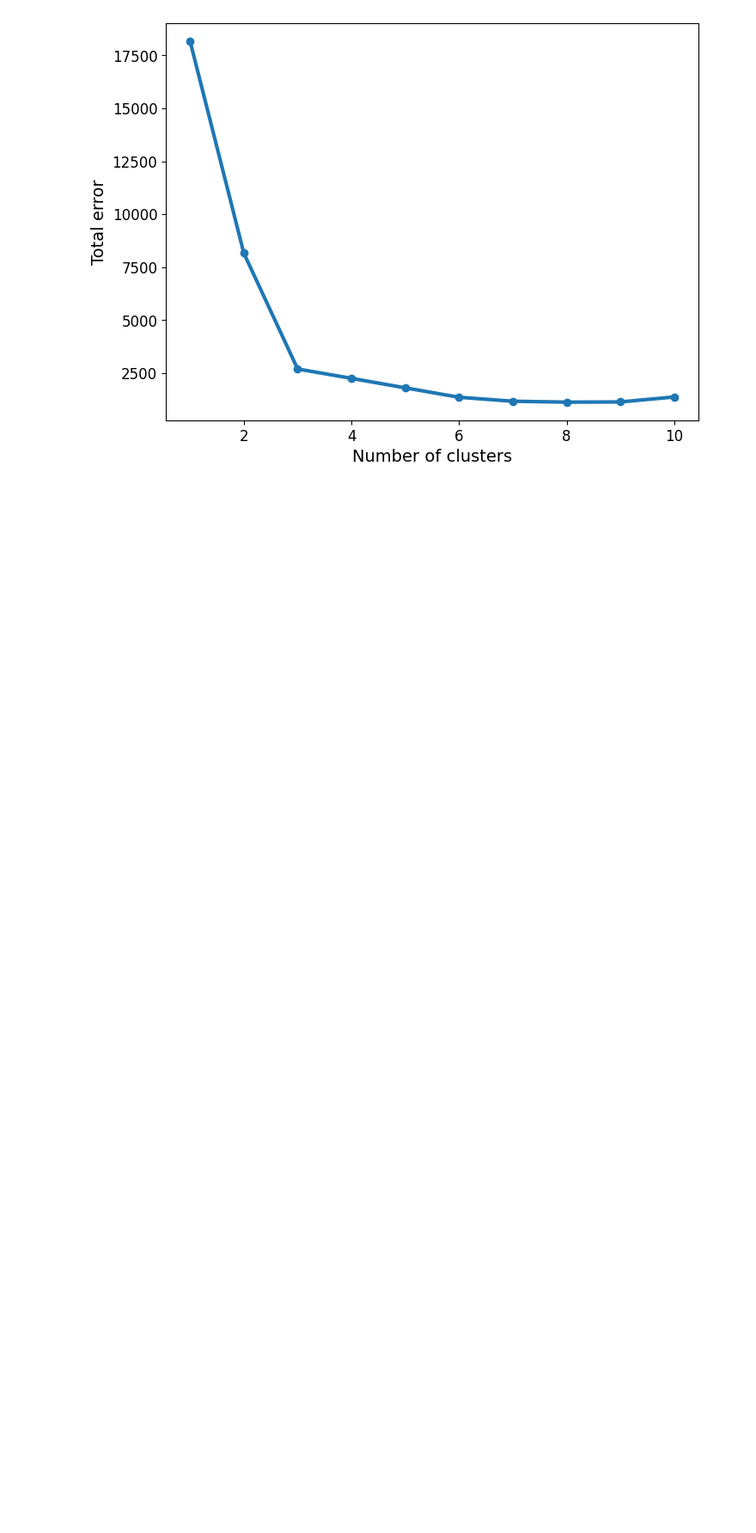
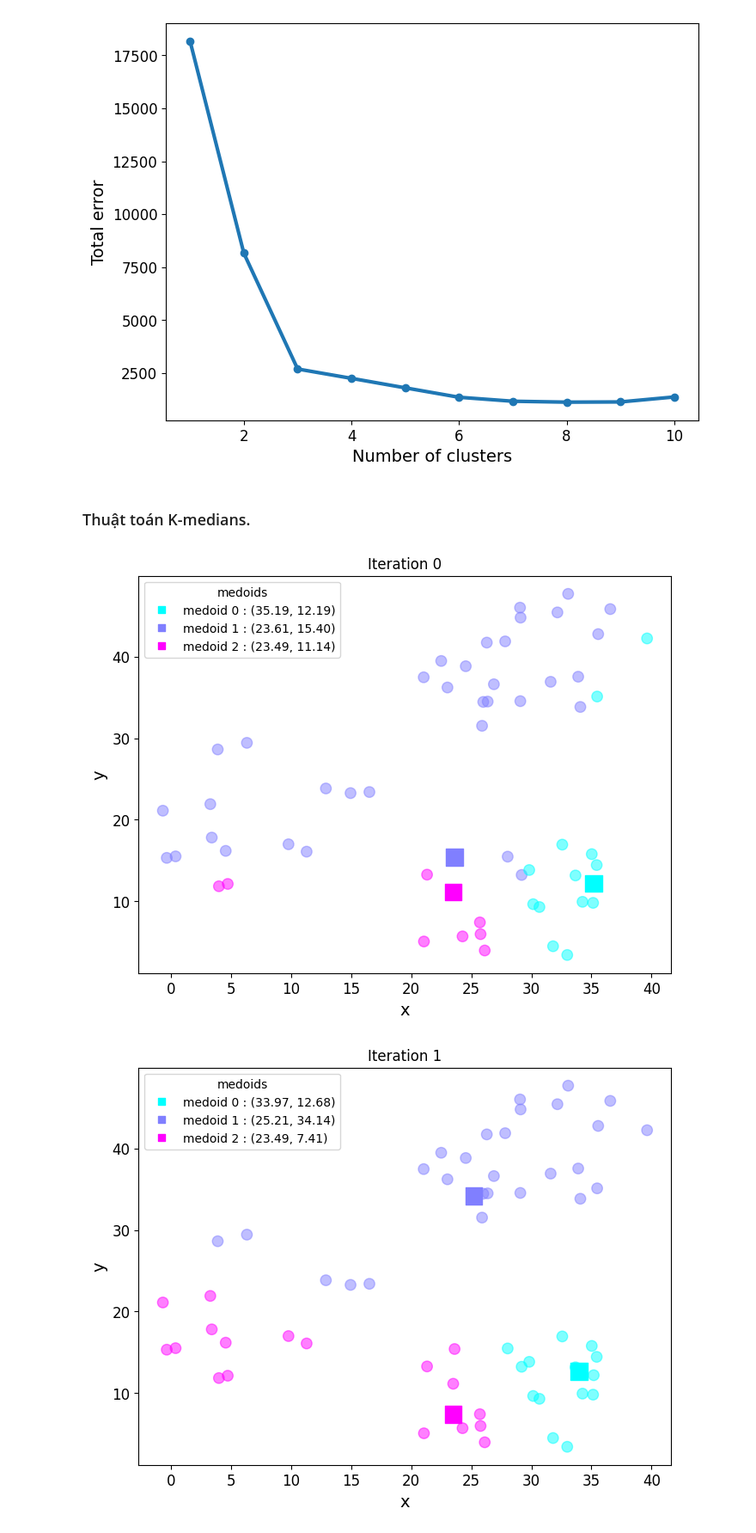
Before and after one commit to tano-dev/Data-Mining_MTH10358, a Jupyter notebook: Homeworks/TH/6/BTTH_DM_23110163_Tuan6.ipynb, the cells around one changed output. Shown at 86% size. Cells and saved outputs as stored; diff of their text form; code cells hidden in the pictures; blank space fills up the shorter version.

```diff
--- a/Homeworks/TH/6/BTTH_DM_23110163_Tuan6.ipynb
+++ b/Homeworks/TH/6/BTTH_DM_23110163_Tuan6.ipynb
@@ -237,3 +239,5 @@ plt.yticks(fontsize=12)
 plt.show()
 # %% [output]
 [figure]
+# %% [markdown]
+### Thuật toán K-medians.
@@ -239,0 +264,37 @@ plt.show()
+# %%
+def kmedian(dset, k=2, tol=1e-4, init_medoids=None, show_plot=True):
+    working_dset = dset.copy()
+    err = []
+    goahead = True
+
+    j = 0
+    if init_medoids is None:
+        init_medoids = initiate_centroids(k, working_dset)
+
+    medoids = init_medoids
+
+    while goahead:
+        working_dset['medoid'], j_err = centroid_assignation(working_dset.iloc[:, :2], medoids)
+
+        err.append(sum(j_err))
+        if show_plot is True:
+            ax = plot_cluster(working_dset, medoids)
+            ax.set_title(f'Iteration {j}')
+            plt.show()
+
+        medoids = working_dset.groupby('medoid').agg('median').reset_index(drop=True)
+
+        if j > 0:
+            if err[j-1] - err[j] <= tol:
+                goahead = False
+
+        j += 1
+
+    return working_dset['medoid'], j_err, medoids
+# %%
+np.random.seed(42)
+init_medoids=initiate_centroids(3,df)
+df['medoid'],df['error'],medoids=kmedian(df[['x','y']],k=3,init_medoids=init_medoids)
+# %% [output]
+[figure, added]
+[figure, added]
```
Also changed, not shown: parts of 4 cells of this notebook, 3 other files.
